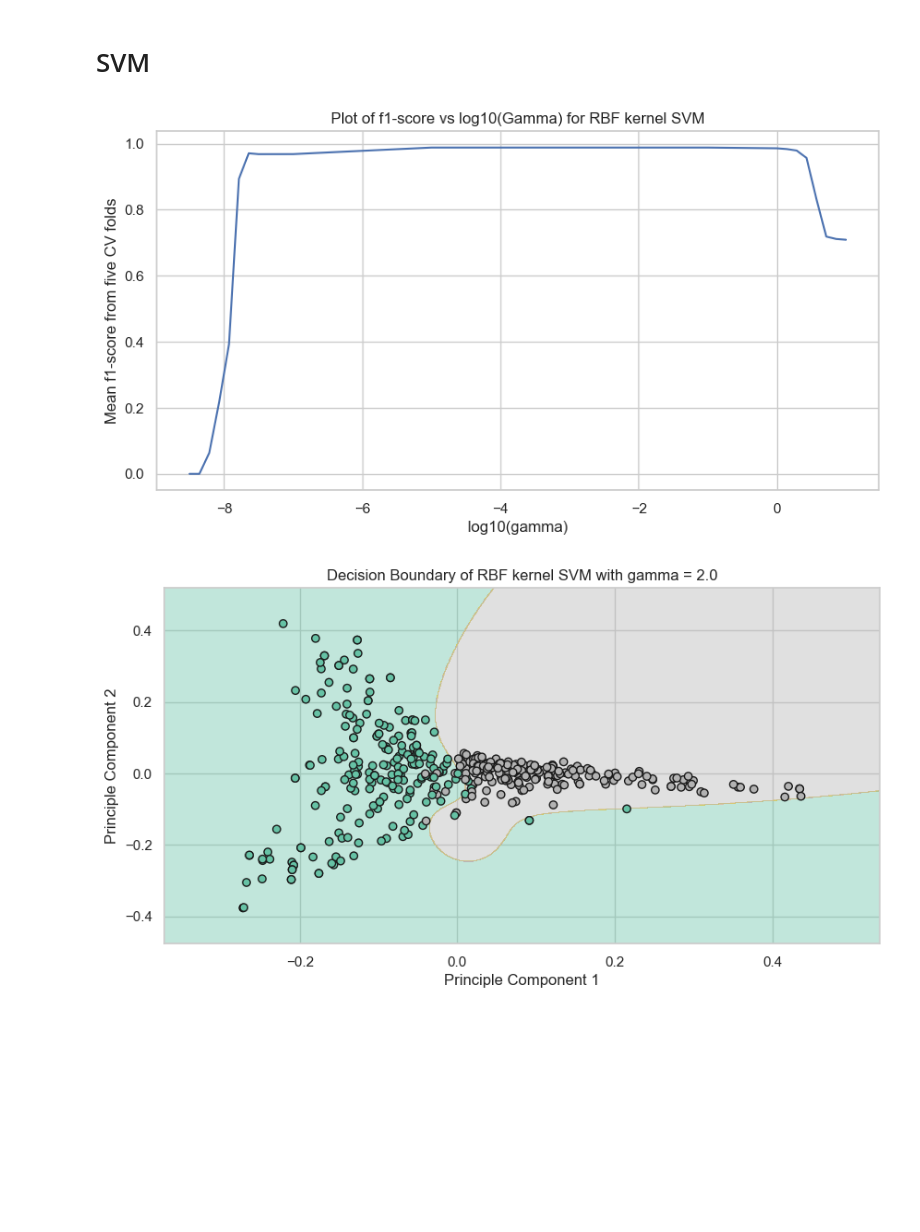
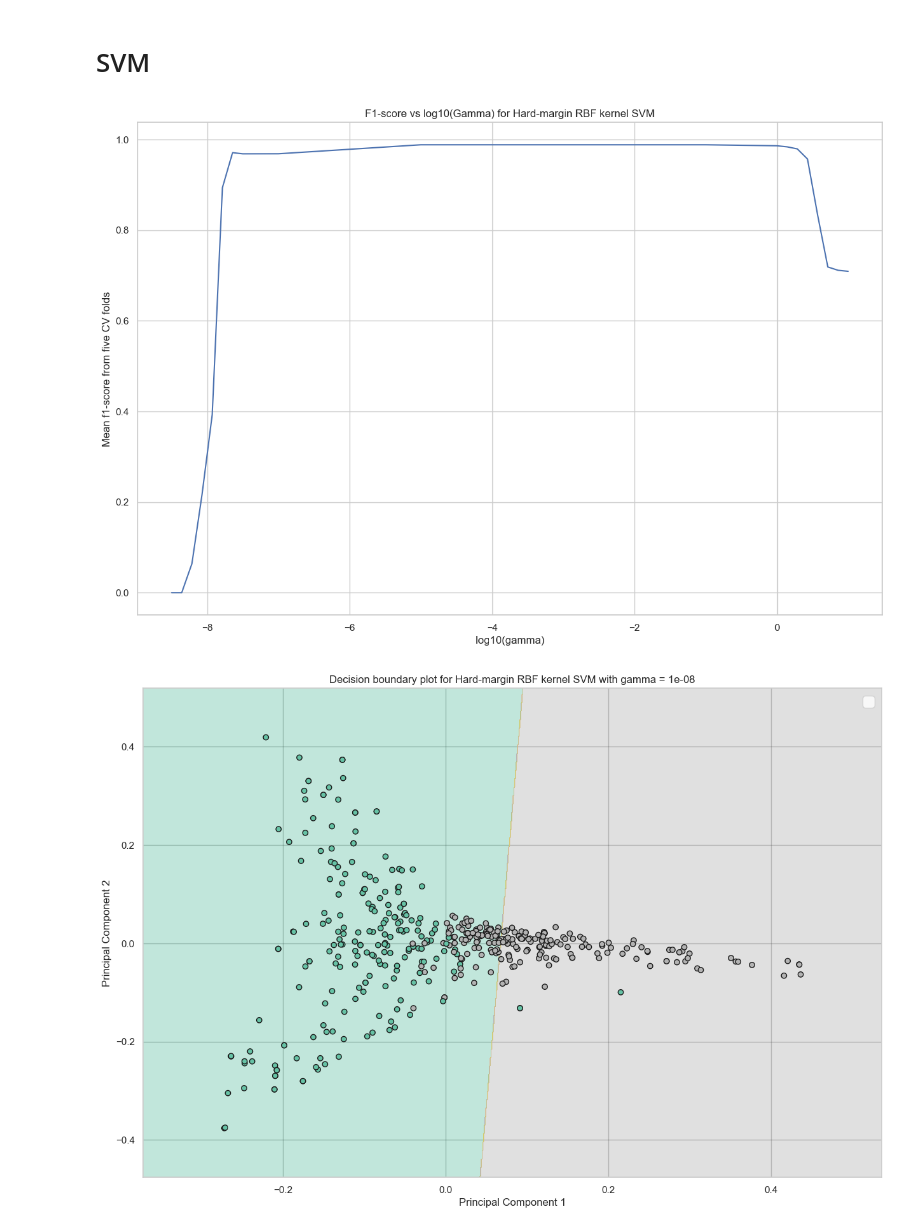
Before and after one commit to mattalajas/Assignment-3-Group-11, a Jupyter notebook: Model_Classification.ipynb, the cells around one changed output. Drawn from its saved outputs; the diff is of its cells as text; code cells hidden in the pictures; blank space fills up the shorter version.

```diff
--- a/Model_Classification.ipynb
+++ b/Model_Classification.ipynb
@@ -141,7 +143,7 @@ plt.plot()
 from sklearn import svm
 
 
-np.random.seed(10)
+np.random.seed(5)
 
 
 # CV evaluating effect of gamma on f1-score performance
@@ -166,53 +168,61 @@ for g in grange2:
     count += 1
 
 for g in grange3:
     clf = svm.SVC(kernel='rbf', C=10000000, gamma=g)
     cvscores = cross_val_score(clf, prep_X_train, Y_train, cv=5, scoring="f1")
     hyp_arr[count] = (cvscores.mean(), np.log10(g))
     count += 1
 
 
+
+# Draw log10(Gamma) vs F1-score plot
 hyp_df = pd.DataFrame(hyp_arr, columns=["Mean f1-score from five CV folds", "log10(gamma)"])
 hyp_ax = sns.lineplot(hyp_df, x="log10(gamma)", y="Mean f1-score from five CV folds")
-hyp_ax.set_title("Plot of f1-score vs log10(Gamma) for Hard-margin RBF kernel SVM")
+hyp_ax.set_title("F1-score vs log10(Gamma) for Hard-margin RBF kernel SVM")
 
 
 
 
-# Using non-PCA data.
-rbf_svc = svm.SVC(kernel='rbf', C=10000000, gamma=2)
-rbf_svc.fit(prep_X_train,Y_train)
-
-preds = rbf_svc.predict(prep_X_test)
-score = rbf_svc.score(prep_X_test, Y_test)
 
 
-
-
-# Using PCA data to train and plot decision boundaries.
+# Apply PCA transform, then train model and draw decision boundaries.
 pca_transformer = PCA(n_components=2)
 pca_transformer.fit(prep_X_train)
 vector = pca_transformer.transform(prep_X_train)
 pca_X_train = pd.DataFrame(vector, index=prep_X_train.index, columns=["x1", "x2"])
 
 vector = pca_transformer.transform(prep_X_test)
 pca_X_test = pd.DataFrame(vector, index=prep_X_test.index, columns=["x1", "x2"])
 
-rbf_svc.fit(pca_X_train,Y_train)
-
-preds = rbf_svc.predict(pca_X_test)
-score = rbf_svc.score(pca_X_test, Y_test)
 
 
+gvals = [10 **(-8), 10 ** (-4), 0.1, 1, 10, 1000]
 
-# Print PCA decision boundaries.
 
-disp = DecisionBoundaryDisplay.from_estimator(rbf_svc, pca_X_train, response_method="predict",
-                                              alpha=0.4, cmap="Set2", grid_resolution=1000, eps=0.1,
-                                              xlabel="Principle Component 1", ylabel="Principle Component 2")
-disp.ax_.scatter(pca_X_train["x1"], pca_X_train["x2"], c=Y_train, edgecolor="k", cmap="Set2")
-disp.ax_.set_title("Decision Boundary of Hard-margin RBF kernel SVM with gamma = 2.0")
-plt.show()
+for g in gvals:
+    rbf_svc = svm.SVC(kernel='rbf', C=10000000, gamma=g)
+
+    rbf_svc.fit(pca_X_train,Y_train)
+
+    preds = rbf_svc.predict(pca_X_test)
+    score = rbf_svc.score(pca_X_test, Y_test)
+
+
+    # Print PCA decision boundaries.
+    _, ax = plt.subplots()
+    plt.rcParams['figure.figsize'] = (15, 10)
+    plt.rcParams.update({'font.size': 17})
+
+    disp = DecisionBoundaryDisplay.from_estimator(rbf_svc, pca_X_train, response_method="predict", ax=ax,
+                                                  alpha=0.4, cmap="Set2", grid_resolution=1000, eps=0.1,
+                                                  xlabel="Principal Component 1", ylabel="Principal Component 2")
+
+    disp.ax_.scatter(pca_X_train["x1"], pca_X_train["x2"], c=Y_train, edgecolor="k", cmap="Set2")
+    plt.legend(loc="upper right")
+
+    disp.ax_.set_title("Decision boundary plot for Hard-margin RBF kernel SVM with gamma = %0.2g" %(g))
+
+    plt.show()
 # %% [output]
-[figure, old version]
+[figure, new version]
-[figure, old version]
+[figure, new version]
```
Also changed, not shown: parts of 8 cells of this notebook.
